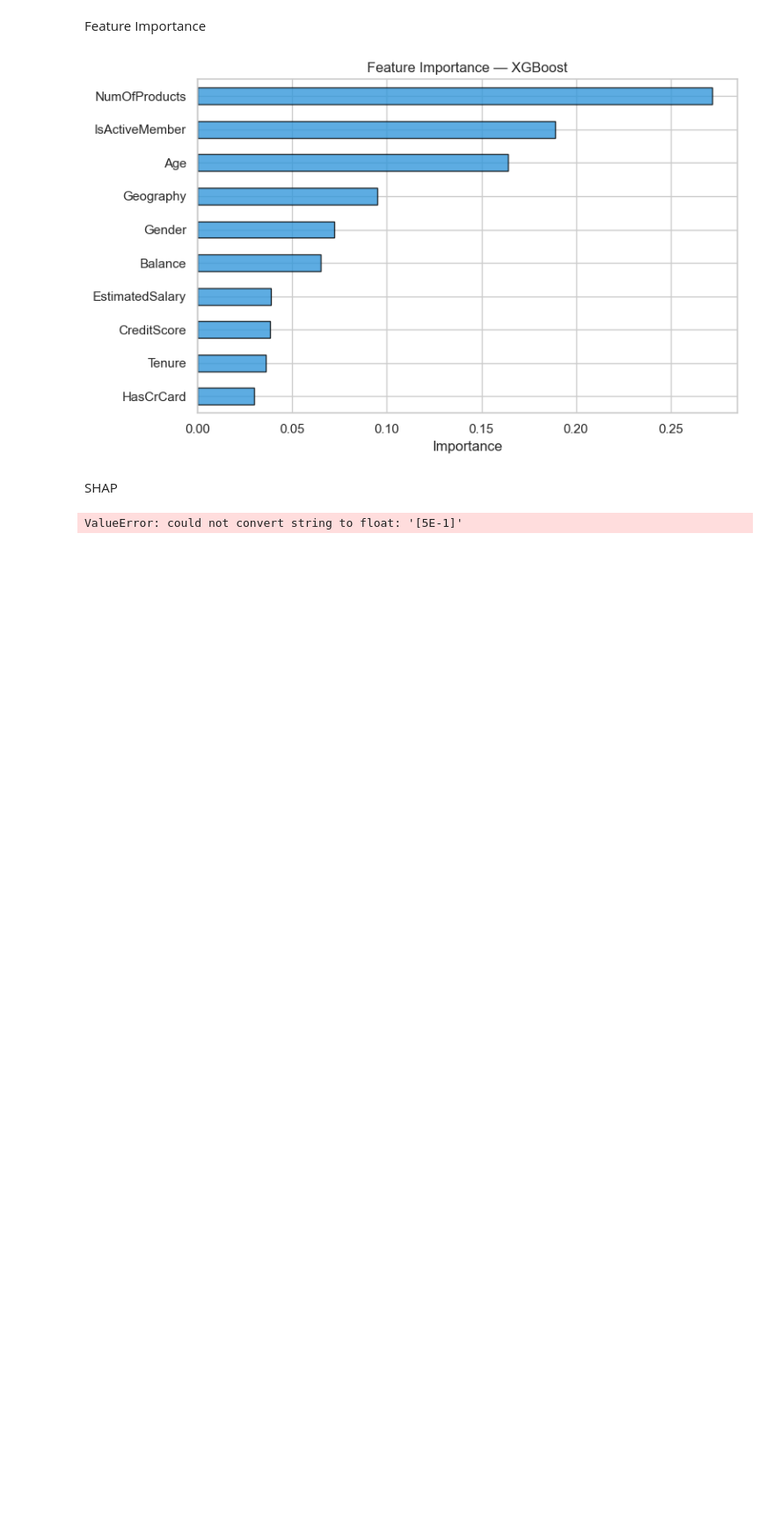
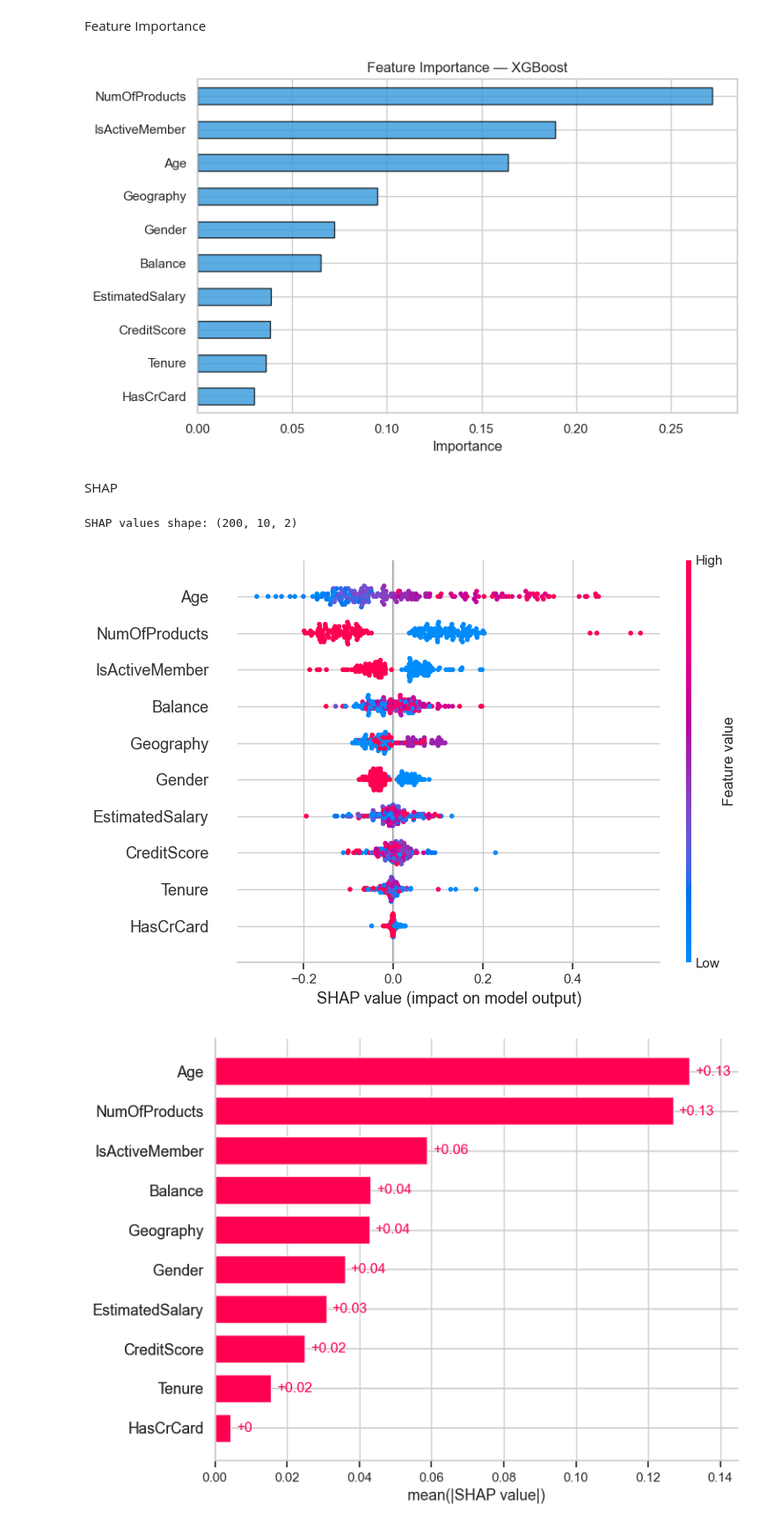
Before and after one commit to azanito/churn-prediction, a Jupyter notebook: churn_analysis.ipynb, the cells around one changed output. Shown at 88% size. Cells and saved outputs as stored; diff of their text form; code cells hidden in the pictures; blank space fills up the shorter version.

Commit message:
shap ispr

```diff
--- a/churn_analysis.ipynb
+++ b/churn_analysis.ipynb
@@ -414,12 +414,18 @@ plt.show()
 # %% [markdown]
 SHAP
 # %%
-booster = best_xgb.get_booster()
-explainer = shap.TreeExplainer(booster)
 
-X_sample = X_test.sample(300, random_state=42)
-shap_values_raw = explainer.shap_values(X_sample)
+explainer = shap.Explainer(best_xgb.predict_proba, X_train)
+X_sample = X_test.sample(200, random_state=42)
 
-print('SHAP values  , shape:', shap_values_raw.shape)
+shap_values = explainer(X_sample)
+
+print("SHAP values shape:", shap_values.values.shape)
+
+shap.summary_plot(shap_values[:,:,1], X_sample)
+shap.plots.bar(shap_values[:,:,1])
+shap.plots.waterfall(shap_values[0,:,1])
 # %% [output]
-ValueError: could not convert string to float: '[5E-1]'
+SHAP values shape: (200, 10, 2)
+[figure, added]
+[figure, added]
```
Also changed, not shown: parts of 4 cells of this notebook.
